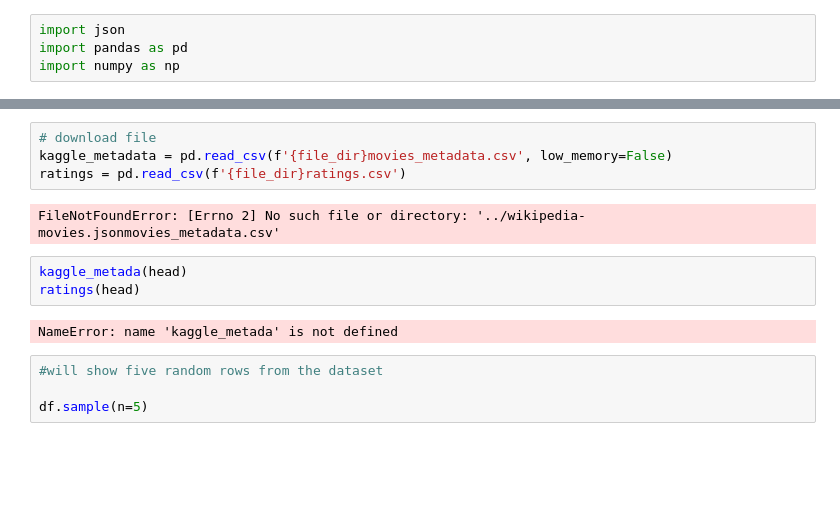
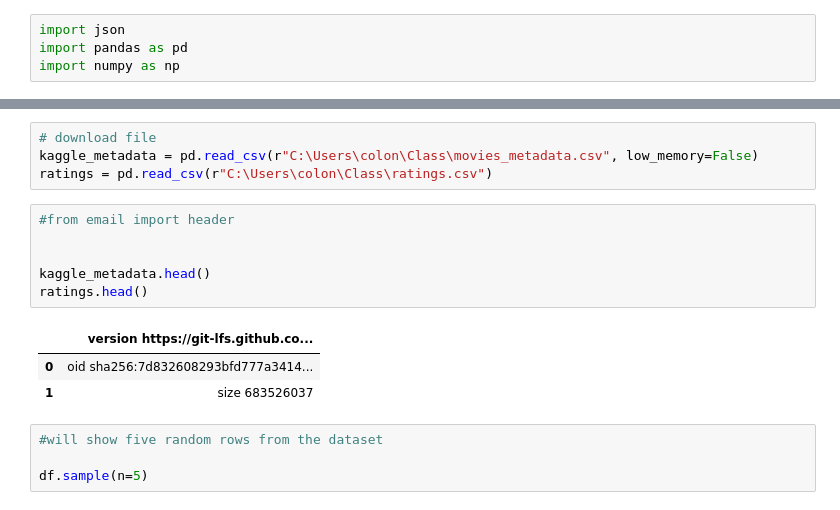
Before and after one commit to yaritza-c/Movies-ETL, a Jupyter notebook: movies.ipynb, the cells around one changed output, grey strips where cells are left out. Drawn from its saved outputs; the diff is of its cells as text; blank space fills up the shorter version.

```diff
--- a/movies.ipynb
+++ b/movies.ipynb
@@ -39,14 +69,17 @@ NameError: name 'wiki_movies_raw' is not defined
 # %%
 # download file
-kaggle_metadata = pd.read_csv(f'{file_dir}movies_metadata.csv', low_memory=False)
-ratings = pd.read_csv(f'{file_dir}ratings.csv')
+kaggle_metadata = pd.read_csv(r"C:\Users\colon\Class\movies_metadata.csv", low_memory=False)
+ratings = pd.read_csv(r"C:\Users\colon\Class\ratings.csv")
-# %% [output]
-FileNotFoundError: [Errno 2] No such file or directory: '../wikipedia-movies.jsonmovies_metadata.csv'
 # %%
-kaggle_metada(head)
-ratings(head)
+#from email import header
+
+
+kaggle_metadata.head()
+ratings.head()
 # %% [output]
-NameError: name 'kaggle_metada' is not defined
+|  | version https://git-lfs.github.co... |
+| 0 | oid sha256:7d832608293bfd777a3414... |
+| 1 | size 683526037 |
 # %%
 #will show five random rows from the dataset
 
```
Also changed, not shown: parts of 64 cells of this notebook.
